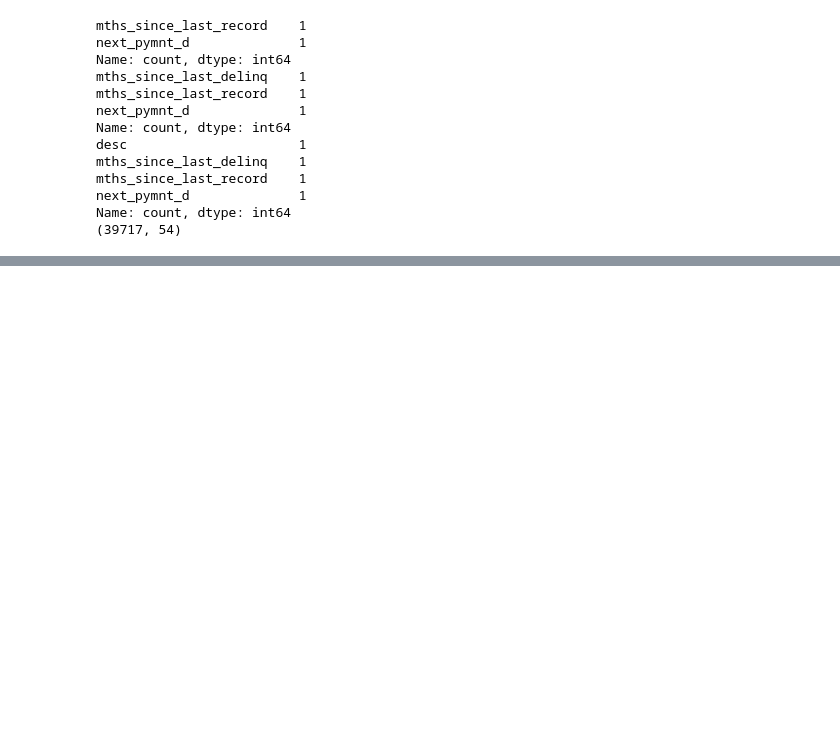
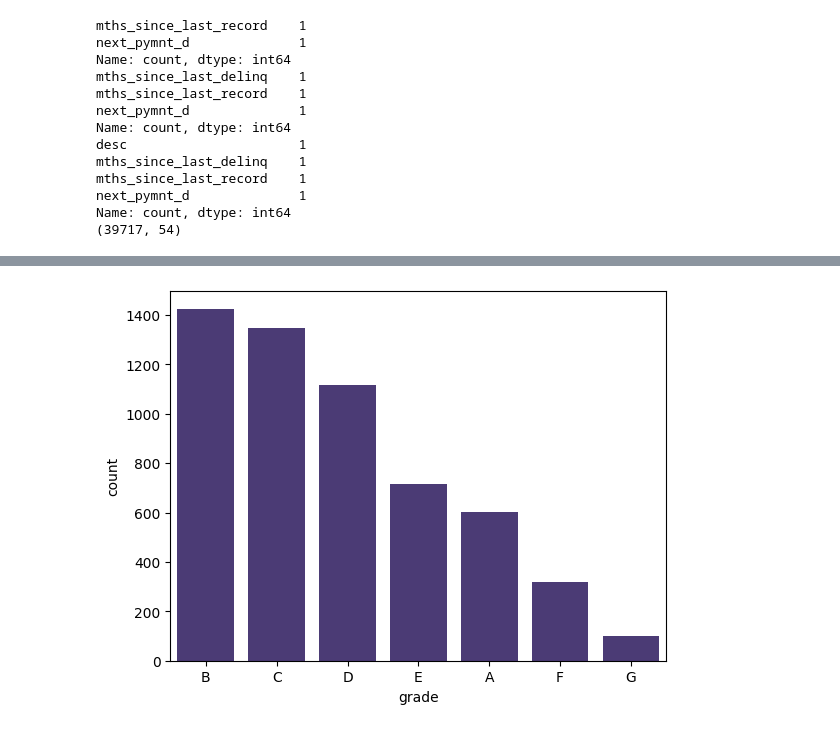
Before and after one commit to anonnihcas/LendingClubCaseStudy, a Jupyter notebook: RoughNoteBook.ipynb, the cells around one changed output, grey strips where cells are left out. Drawn from its saved outputs; the diff is of its cells as text; code cells hidden in the pictures; blank space fills up the shorter version.

```diff
--- a/RoughNoteBook.ipynb
+++ b/RoughNoteBook.ipynb
@@ -95,0 +240,10 @@ loan_file.to_csv(".\\iteration_3.csv")
+# %%
+charged_off_file = loan_file[loan_file['loan_status']=='Charged Off']
+
+
+charged_off_file['term'].apply(lambda x:x.replace('36 months','36'))
+charged_off_file['term'].apply(lambda x:x.replace('60 months','60'))
+
+print(charged_off_file.head(2))
+
+loan_file.to_csv(".\\iteration_4.csv")
@@ -95,0 +268,7 @@ loan_file.to_csv(".\\iteration_3.csv")
+# %%
+# sns.boxplot(x='sub_grade',data=charged_off_file)
+sns.set_palette("viridis")
+sns.countplot(x='grade',data=charged_off_file,order=charged_off_file['grade'].value_counts().index)
+plt.show()
+# %% [output]
+[figure, added]
```
Also changed, not shown: parts of 40 cells of this notebook.
